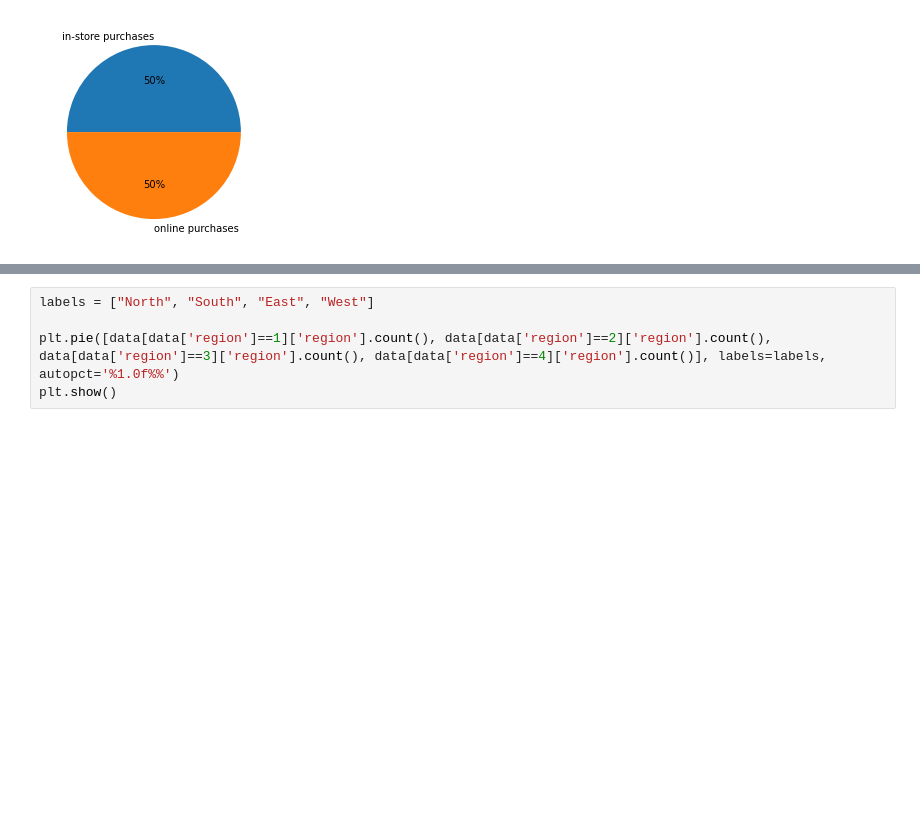
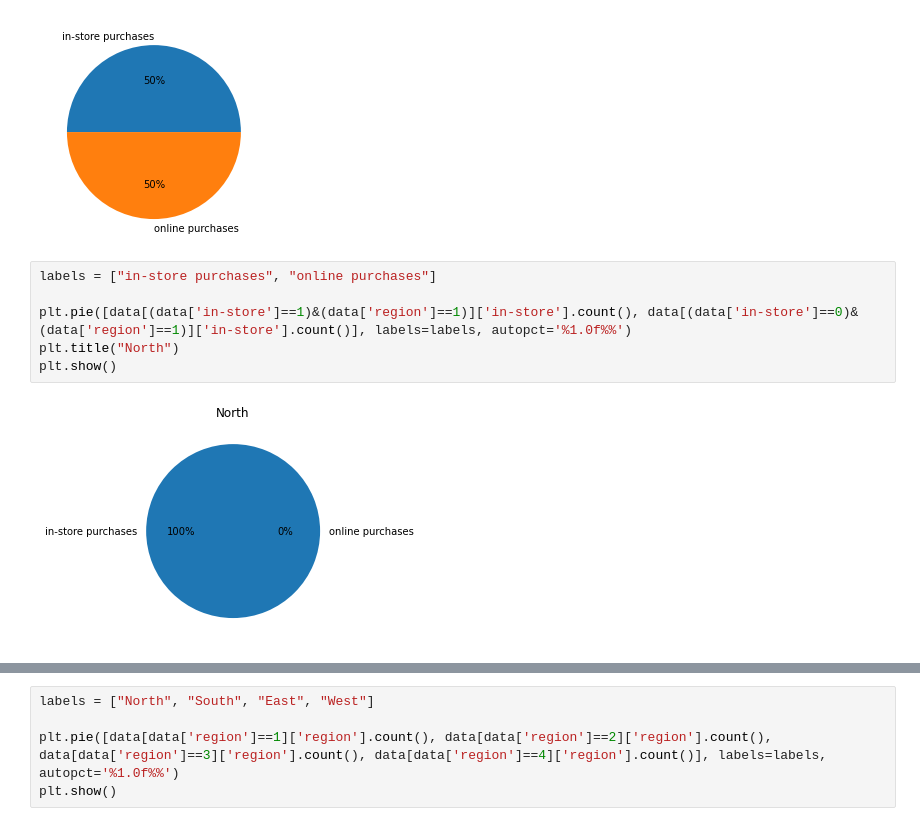
Before and after one commit to apaleczek1/ubiqum, a Jupyter notebook: Task1/Task1.ipynb, the cells around one changed output, grey strips where cells are left out. Drawn from its saved outputs; the diff is of its cells as text; blank space fills up the shorter version.

```diff
--- a/Task1/Task1.ipynb
+++ b/Task1/Task1.ipynb
@@ -111,3 +133,11 @@ plt.pie([data[data['in-store']==1]['in-store'].count(), data[data['in-store']==0
 plt.show()
 # %% [output]
 [figure]
+# %%
+labels = ["in-store purchases", "online purchases"]
+
+plt.pie([data[(data['in-store']==1)&(data['region']==1)]['in-store'].count(), data[(data['in-store']==0)&(data['region']==1)]['in-store'].count()], labels=labels, autopct='%1.0f%%')
+plt.title("North")
+plt.show()
+# %% [output]
+[figure, added]
```
Also changed, not shown: parts of 38 cells of this notebook.
